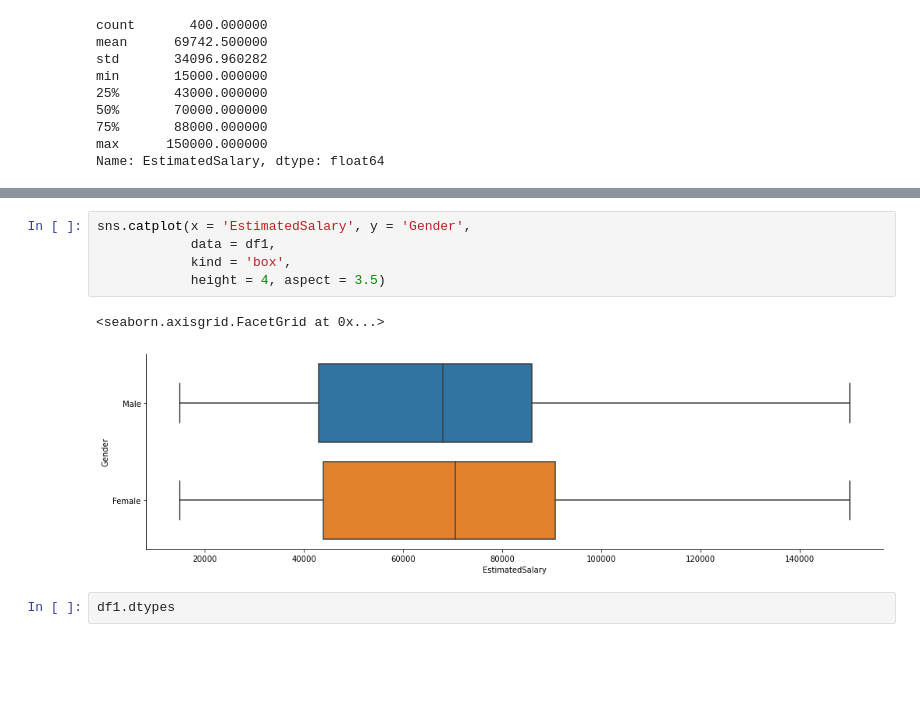
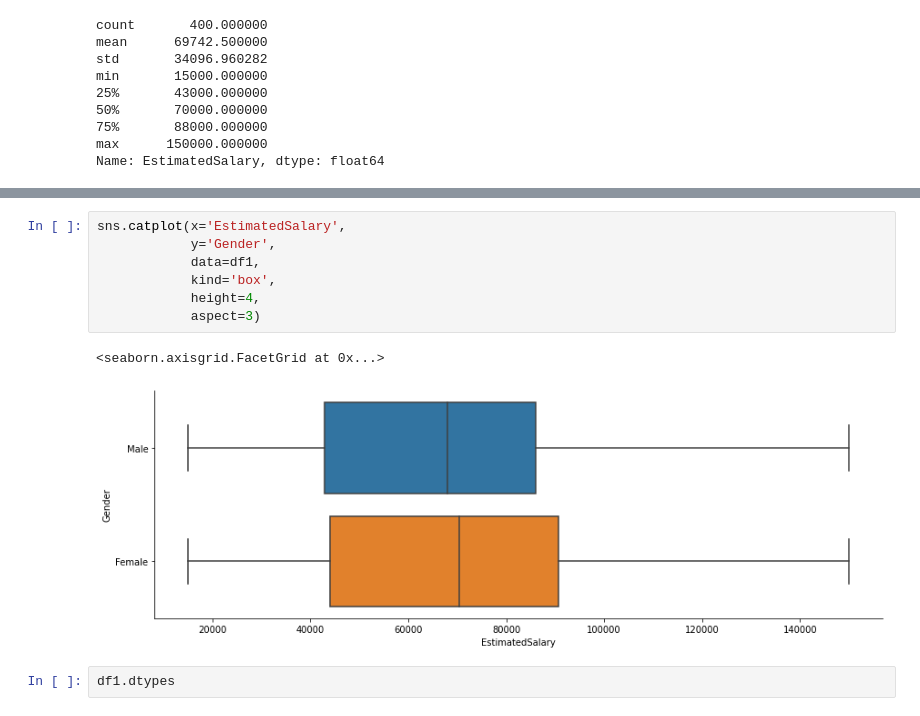
Before and after one commit to belr20/dev-ia-simplon, a Jupyter notebook: RNCP34757BC01/03-logistic-regression/brief-logistic-regression.ipynb, the cells around one changed output, grey strips where cells are left out. Drawn from its saved outputs; the diff is of its cells as text; blank space fills up the shorter version.

```diff
--- a/RNCP34757BC01/03-logistic-regression/brief-logistic-regression.ipynb
+++ b/RNCP34757BC01/03-logistic-regression/brief-logistic-regression.ipynb
@@ -167,13 +142,15 @@ sns.catplot(x = 'Age', y = 'Gender',
 <seaborn.axisgrid.FacetGrid at 0x...>
 [figure]
 # %%
-sns.catplot(x = 'EstimatedSalary', y = 'Gender',
-            data = df1,
-            kind = 'box',
-            height = 4, aspect = 3.5)
+sns.catplot(x='EstimatedSalary',
+            y='Gender',
+            data=df1,
+            kind='box',
+            height=4,
+            aspect=3)
 # %% [output]
 <seaborn.axisgrid.FacetGrid at 0x...>
-[figure, old version]
+[figure, new version]
 # %%
 df1.dtypes
 # %% [output]
```
Also changed, not shown: parts of 28 cells of this notebook, 23 other files.
